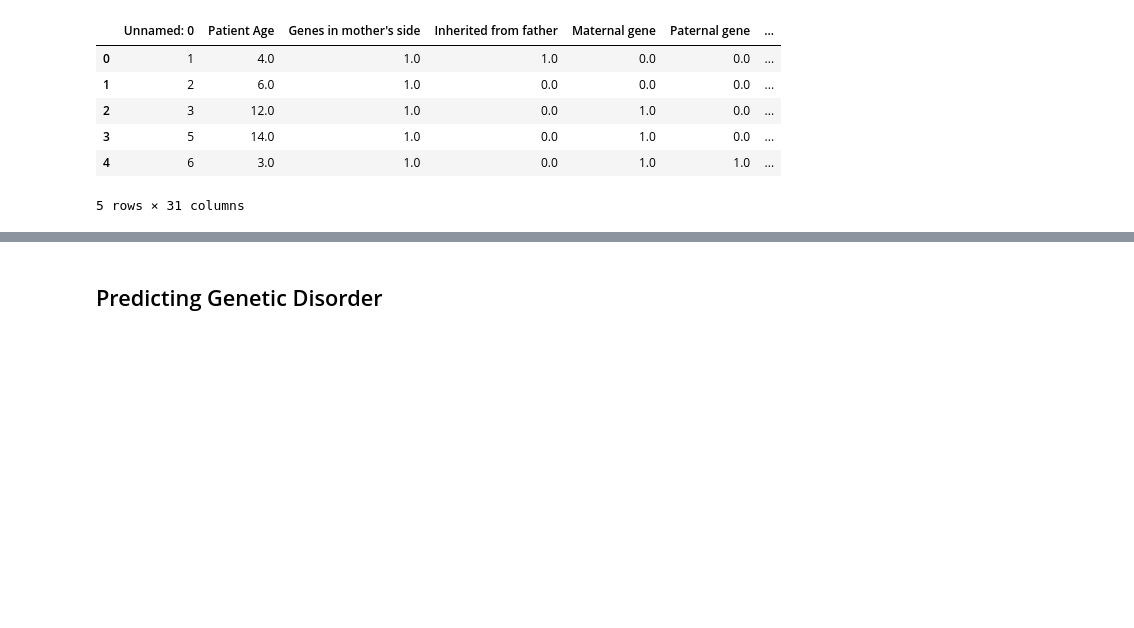
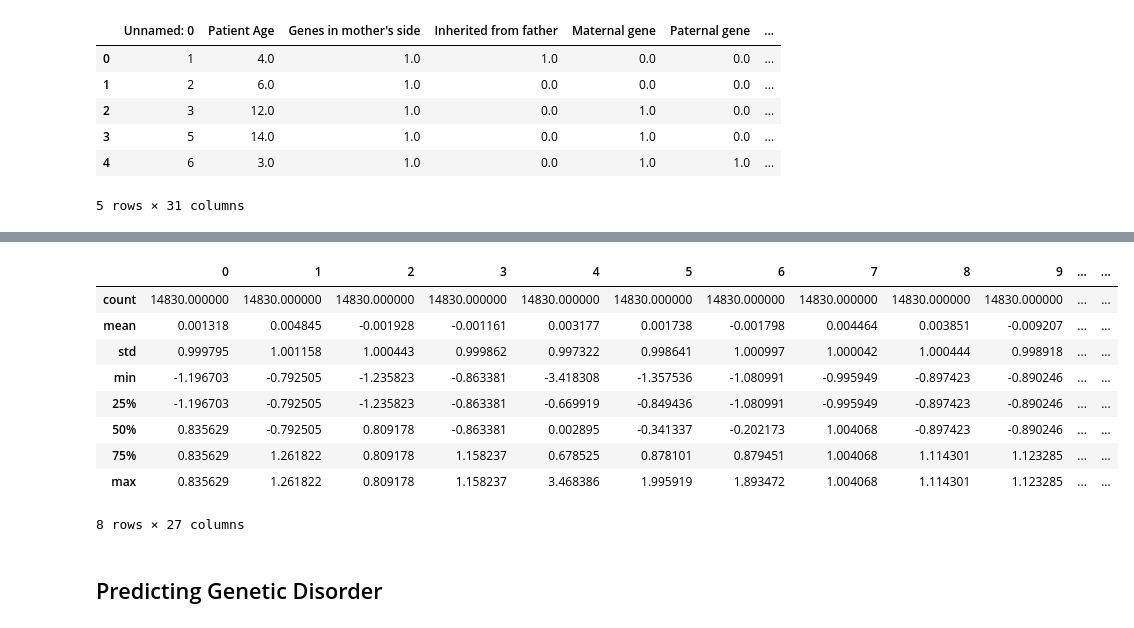
Before and after one commit to DavidHuang0621/Genomes-GeneticDisorders, a Jupyter notebook: models.ipynb, the cells around one changed output, grey strips where cells are left out. Drawn from its saved outputs; the diff is of its cells as text; code cells hidden in the pictures; blank space fills up the shorter version.

```diff
--- a/models.ipynb
+++ b/models.ipynb
@@ -55,0 +88,13 @@ X_train3, X_test3, y_train3, y_test3 = train_test_split(df_train_encoded, df_tes
+# %%
+X_train1.describe()
+# %% [output]
+|  | 0 | 1 | 2 | 3 | 4 | 5 | 6 | 7 | 8 | 9 | ... | ... |
+| count | 14830.000000 | 14830.000000 | 14830.000000 | 14830.000000 | 14830.000000 | 14830.000000 | 14830.000000 | 14830.000000 | 14830.000000 | 14830.000000 | ... | ... |
+| mean | 0.001318 | 0.004845 | -0.001928 | -0.001161 | 0.003177 | 0.001738 | -0.001798 | 0.004464 | 0.003851 | -0.009207 | ... | ... |
+| std | 0.999795 | 1.001158 | 1.000443 | 0.999862 | 0.997322 | 0.998641 | 1.000997 | 1.000042 | 1.000444 | 0.998918 | ... | ... |
+| min | -1.196703 | -0.792505 | -1.235823 | -0.863381 | -3.418308 | -1.357536 | -1.080991 | -0.995949 | -0.897423 | -0.890246 | ... | ... |
+| 25% | -1.196703 | -0.792505 | -1.235823 | -0.863381 | -0.669919 | -0.849436 | -1.080991 | -0.995949 | -0.897423 | -0.890246 | ... | ... |
+| 50% | 0.835629 | -0.792505 | 0.809178 | -0.863381 | 0.002895 | -0.341337 | -0.202173 | 1.004068 | -0.897423 | -0.890246 | ... | ... |
+| 75% | 0.835629 | 1.261822 | 0.809178 | 1.158237 | 0.678525 | 0.878101 | 0.879451 | 1.004068 | 1.114301 | 1.123285 | ... | ... |
+| max | 0.835629 | 1.261822 | 0.809178 | 1.158237 | 3.468386 | 1.995919 | 1.893472 | 1.004068 | 1.114301 | 1.123285 | ... | ... |
+8 rows × 27 columns
```
Also changed, not shown: parts of 14 cells of this notebook.
